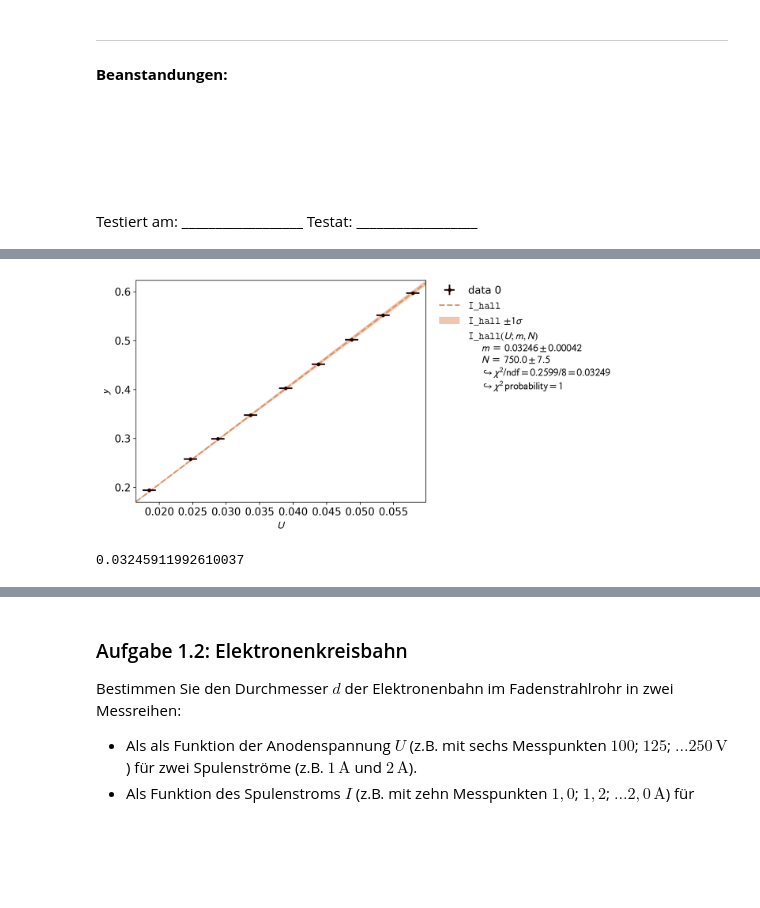
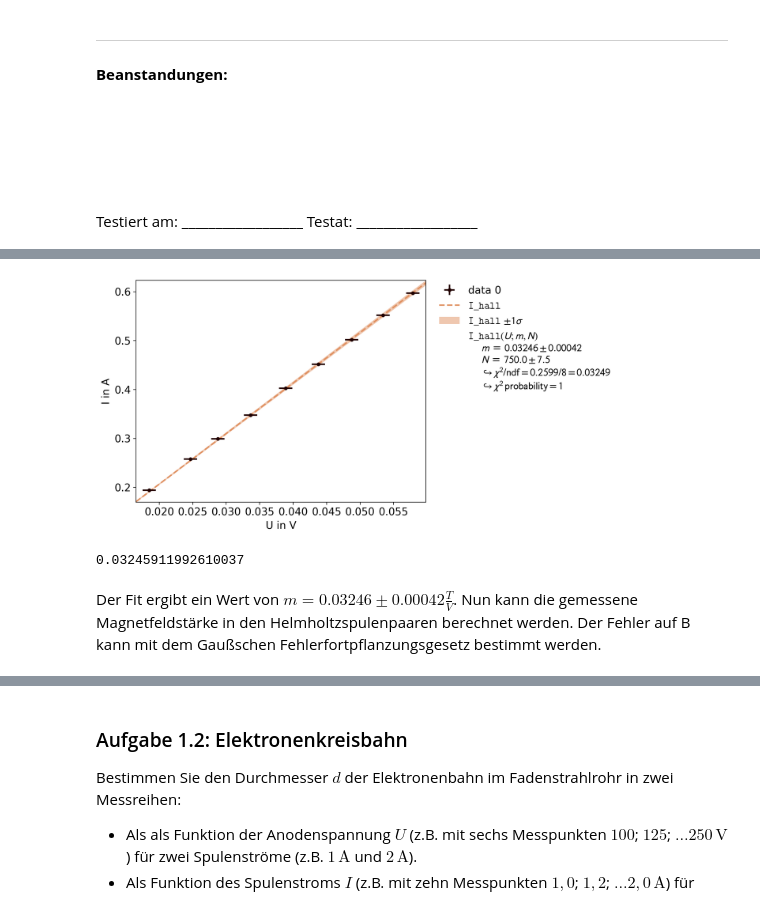
Before and after one commit to martin8ner/P1, a Jupyter notebook: Spezifische_Ladung_des_Elektrons/Mo01_Spezifische_Ladung_des_Elektrons.ipynb, the cells around one changed output, grey strips where cells are left out. Saved outputs shown, nothing was run; the diff lists cells and outputs as text; code cells hidden in the pictures; blank space fills up the shorter version.

```diff
--- a/Spezifische_Ladung_des_Elektrons/Mo01_Spezifische_Ladung_des_Elektrons.ipynb
+++ b/Spezifische_Ladung_des_Elektrons/Mo01_Spezifische_Ladung_des_Elektrons.ipynb
@@ -96,10 +98,11 @@ warnings.filterwarnings('ignore')
 
 import numpy as np
 import kafe2
-#import PhyPraKit as ppk
 import matplotlib as mpl
 import matplotlib.pyplot as plt
 import os
 import scipy
-mpl.rcParams['figure.dpi']=200
+import pandas as pd
+from IPython.display import display
+#mpl.rcParams['figure.dpi']=200
 mu = scipy.constants.mu_0
@@ -120,29 +169,34 @@ Bei der Kallibrierung wurde keine nennenswerten Unterschiede zwischen der ersten
 # %%
 def I_hall(U, m, N):
     l = 0.3
     return m * U / (mu * N) * l
 I_error = 0.001
 U_error = 0.001
 N_error = 0.01 # relative
 fit = kafe2.XYFit(xy_data=[-U_cal * 10**(-3), I_cal], model_function=I_hall)
 fit.add_error(axis='y', err_val=I_error)
 fit.add_error(axis='x', err_val=U_error)
 
 fit.add_parameter_constraint(name='N',   value=750,   uncertainty=N_error, relative=True)
 
 fit.do_fit()
 plot = kafe2.Plot(fit)
+plot.x_label="U in V"
+plot.y_label="I in A"
 plot.plot()
+
 plot.show()
 
 par_vals = fit.parameter_values
 par_err = fit.parameter_errors
 m = par_vals[0]
 m_err = par_err[0]
 print(m)
 # %% [output]
-[figure, old version]
+[figure, new version]
 0.03245911992610037
+# %% [markdown]
+Der Fit ergibt ein Wert von $m = 0.03246\pm 0.00042 \frac{T}{V}$. Nun kann die gemessene Magnetfeldstärke in den Helmholtzspulenpaaren berechnet werden. Der Fehler auf B kann mit dem Gaußschen Fehlerfortpflanzungsgesetz bestimmt werden.
 # %%
 def B_helmh(U):
     return (m * U, np.sqrt((U * m_err)**2 + (m * U_error)**2)) # add error on B with gauss law
```
Also changed, not shown: parts of 18 cells of this notebook, 6 other files.
